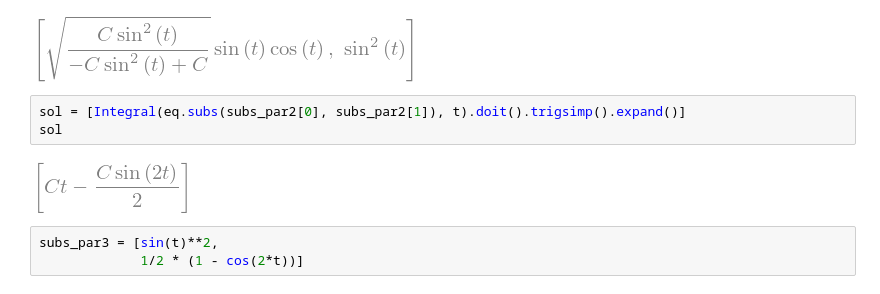
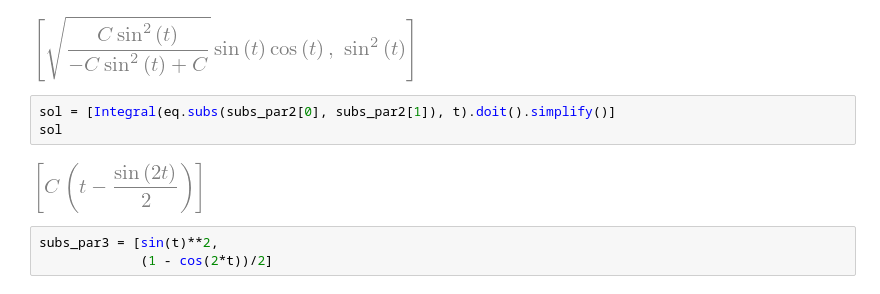
Before and after one commit to cnkndmr/brachistochrone-problem, a Jupyter notebook: shortest_path.ipynb, the cells around one changed output. Saved outputs shown, nothing was run; the diff lists cells and outputs as text.

```diff
--- a/shortest_path.ipynb
+++ b/shortest_path.ipynb
@@ -87,13 +91,13 @@ subs_par2
 # %% [output]
 [figure]
 # %%
-sol = [Integral(eq.subs(subs_par2[0], subs_par2[1]), t).doit().trigsimp().expand()]
+sol = [Integral(eq.subs(subs_par2[0], subs_par2[1]), t).doit().simplify()]
 sol
 # %% [output]
-[figure, old version]
+[figure, new version]
 # %%
 subs_par3 = [sin(t)**2,
-             1/2 * (1 - cos(2*t))]
+             (1 - cos(2*t))/2]
 # %%
 sol.append(subs_par1[1].subs(subs_par3[0], subs_par3[1]))
 sol
```
Also changed, not shown: parts of 4 cells of this notebook.
